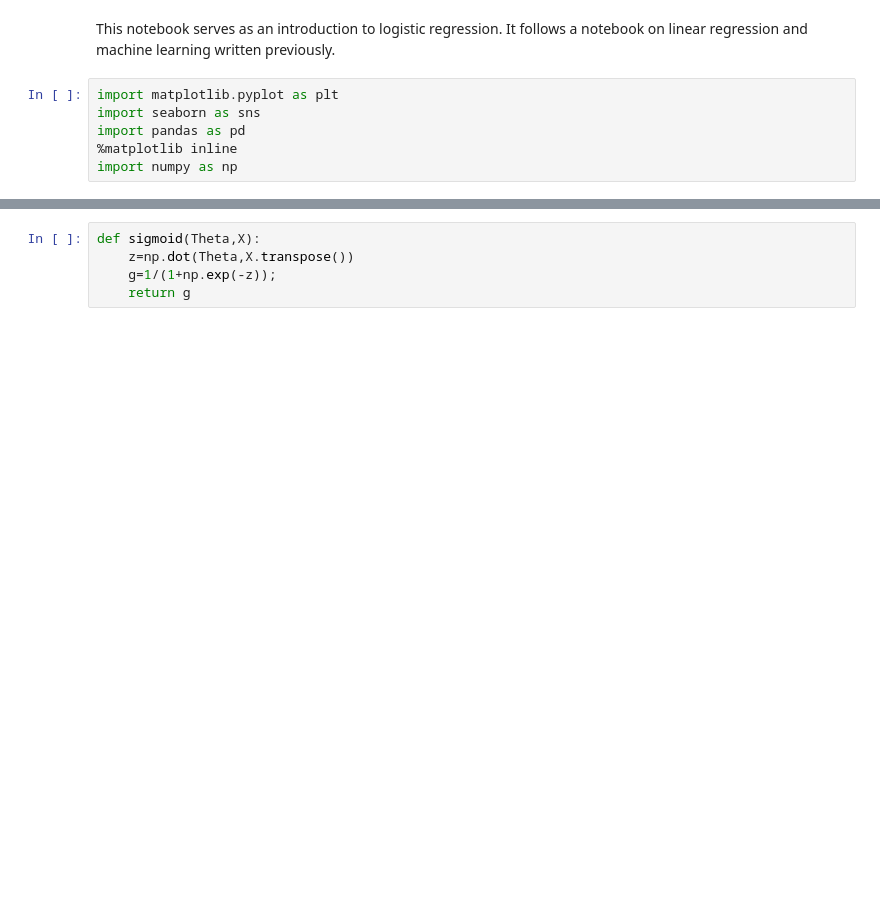
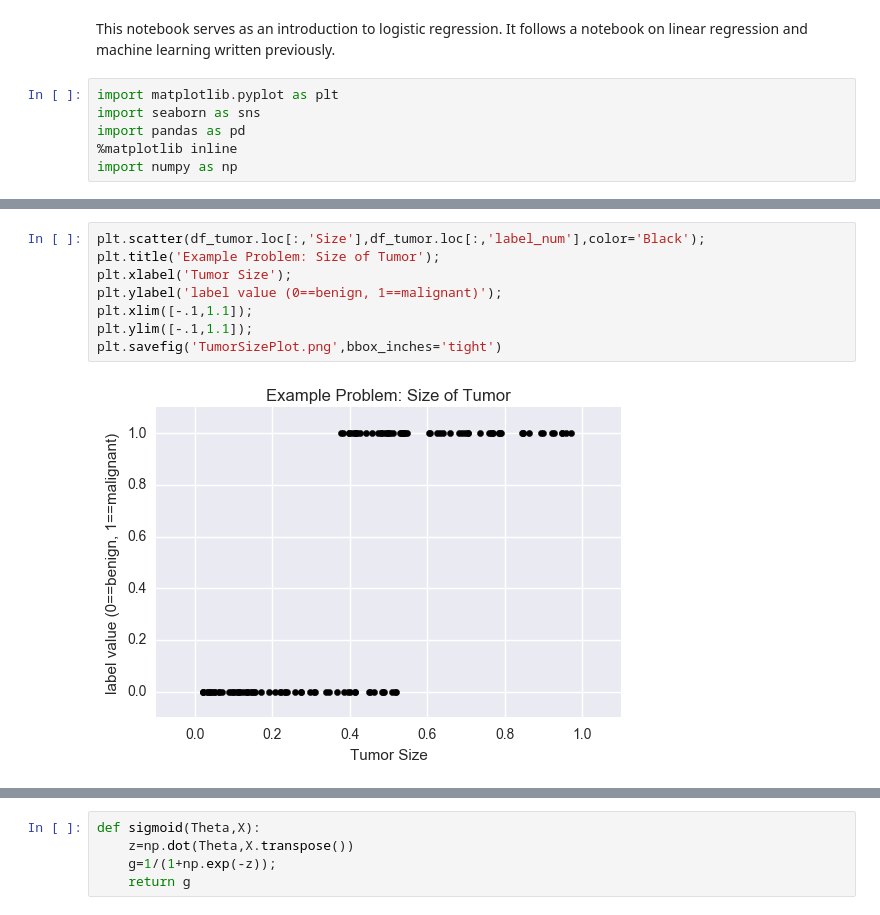
Before and after one commit to keklarup/LinRegres_GradDescent_ML, a Jupyter notebook: Logistic Regression.ipynb, the cells around one changed output, grey strips where cells are left out. Drawn from its saved outputs; the diff is of its cells as text; blank space fills up the shorter version.

```diff
--- a/Logistic Regression.ipynb
+++ b/Logistic Regression.ipynb
@@ -65,0 +76,10 @@ data.head(3)
+# %%
+plt.scatter(df_tumor.loc[:,'Size'],df_tumor.loc[:,'label_num'],color='Black');
+plt.title('Example Problem: Size of Tumor');
+plt.xlabel('Tumor Size');
+plt.ylabel('label value (0==benign, 1==malignant)');
+plt.xlim([-.1,1.1]);
+plt.ylim([-.1,1.1]);
+plt.savefig('TumorSizePlot.png',bbox_inches='tight')
+# %% [output]
+[figure, added]
```
Also changed, not shown: parts of 65 cells of this notebook.
